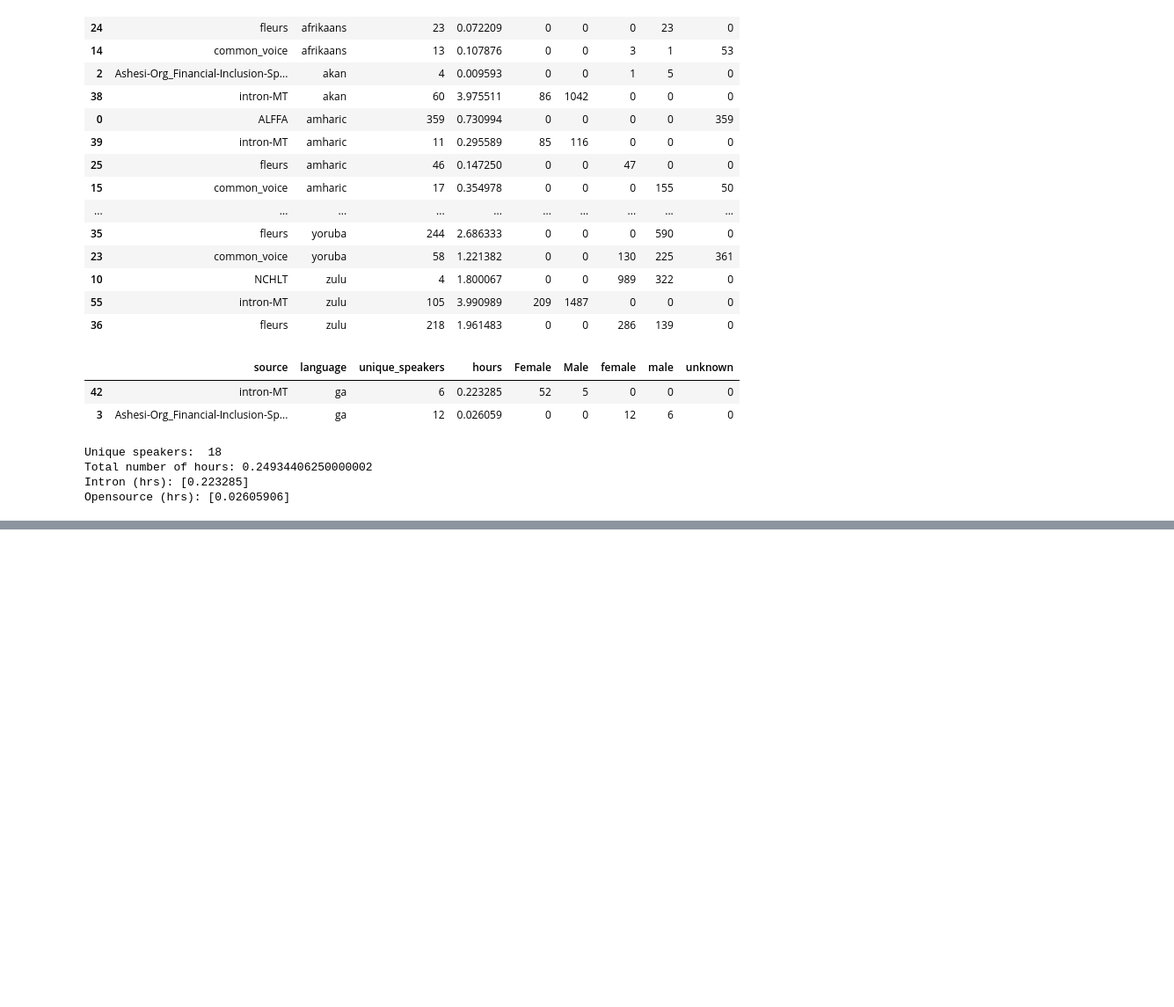
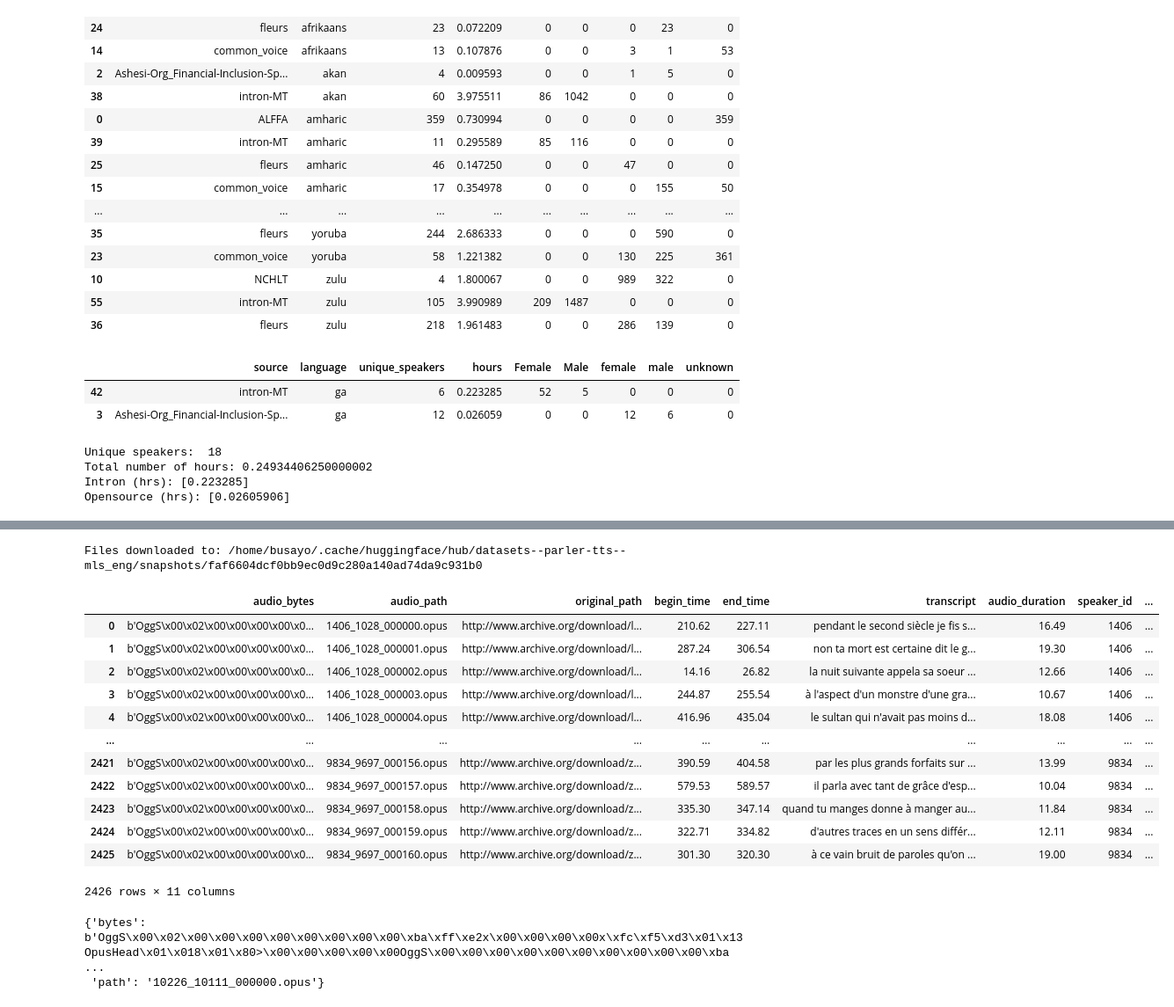
Before and after one commit to intron-innovation/AfriVox, a Jupyter notebook: notebooks/data_analysis.ipynb, the cells around one changed output, grey strips where cells are left out. Shown at 88% size. Drawn from its saved outputs; the diff is of its cells as text; code cells hidden in the pictures; blank space fills up the shorter version.

```diff
--- a/notebooks/data_analysis.ipynb
+++ b/notebooks/data_analysis.ipynb
@@ -156,0 +171,12 @@ Opensource (hrs): [0.02605906]
+# %%
+from huggingface_hub import snapshot_download
+
+# This will download only files in the "my_folder" directory
+local_dir = snapshot_download(
+    repo_id="parler-tts/mls_eng",
+    repo_type="dataset",
+    allow_patterns=["data/test-*"]
+)
+print(f"Files downloaded to: {local_dir}")
+# %% [output]
+Files downloaded to: /home/busayo/.cache/huggingface/hub/datasets--parler-tts--mls_eng/snapshots/faf6604dcf0bb9ec0d9c280a140ad74da9c931b0
@@ -156,0 +185,38 @@ Opensource (hrs): [0.02605906]
+# %%
+mls = load_dataset("facebook/multilingual_librispeech", "spanish", split="test")
+mls = mls.cast_column("audio", Audio(decode=False))
+mls = mls.flatten()
+mls = mls.rename_column("audio.bytes", "audio_bytes")
+mls = mls.rename_column("audio.path", "audio_path")
+mls = mls.to_pandas()
+# %%
+# Specify the directory where you want to save audio files
+output_directory = "m_librispeech/spanish/"
+
+# Apply the function to each row. Here, we use the DataFrame index to generate a filename.
+mls['audio_path'] = mls.apply(
+    lambda row: process_and_save_audio(
+        row['audio_bytes'],
+        output_directory,
+        f"{row['id']}.wav"
+    ),
+    axis=1
+)
+mls = mls.rename(columns={'transcript': 'text', 'audio_duration': 'duration'})
+mls.to_csv("m_librispeech_spanish.csv", index=False)
+# %%
+mls
+# %% [output]
+|  | audio_bytes | audio_path | original_path | begin_time | end_time | transcript | audio_duration | speaker_id | ... |
+| 0 | b'OggS\x00\x02\x00\x00\x00\x00\x0... | 1406_1028_000000.opus | http://www.archive.org/download/l... | 210.62 | 227.11 | pendant le second siècle je fis s... | 16.49 | 1406 | ... |
+| 1 | b'OggS\x00\x02\x00\x00\x00\x00\x0... | 1406_1028_000001.opus | http://www.archive.org/download/l... | 287.24 | 306.54 | non ta mort est certaine dit le g... | 19.30 | 1406 | ... |
+| 2 | b'OggS\x00\x02\x00\x00\x00\x00\x0... | 1406_1028_000002.opus | http://www.archive.org/download/l... | 14.16 | 26.82 | la nuit suivante appela sa soeur ... | 12.66 | 1406 | ... |
+| 3 | b'OggS\x00\x02\x00\x00\x00\x00\x0... | 1406_1028_000003.opus | http://www.archive.org/download/l... | 244.87 | 255.54 | à l'aspect d'un monstre d'une gra... | 10.67 | 1406 | ... |
+| 4 | b'OggS\x00\x02\x00\x00\x00\x00\x0... | 1406_1028_000004.opus | http://www.archive.org/download/l... | 416.96 | 435.04 | le sultan qui n'avait pas moins d... | 18.08 | 1406 | ... |
+| ... | ... | ... | ... | ... | ... | ... | ... | ... | ... |
+| 2421 | b'OggS\x00\x02\x00\x00\x00\x00\x0... | 9834_9697_000156.opus | http://www.archive.org/download/z... | 390.59 | 404.58 | par les plus grands forfaits sur ... | 13.99 | 9834 | ... |
+| 2422 | b'OggS\x00\x02\x00\x00\x00\x00\x0... | 9834_9697_000157.opus | http://www.archive.org/download/z... | 579.53 | 589.57 | il parla avec tant de grâce d'esp... | 10.04 | 9834 | ... |
+| 2423 | b'OggS\x00\x02\x00\x00\x00\x00\x0... | 9834_9697_000158.opus | http://www.archive.org/download/z... | 335.30 | 347.14 | quand tu manges donne à manger au... | 11.84 | 9834 | ... |
+| 2424 | b'OggS\x00\x02\x00\x00\x00\x00\x0... | 9834_9697_000159.opus | http://www.archive.org/download/z... | 322.71 | 334.82 | d'autres traces en un sens différ... | 12.11 | 9834 | ... |
+| 2425 | b'OggS\x00\x02\x00\x00\x00\x00\x0... | 9834_9697_000160.opus | http://www.archive.org/download/z... | 301.30 | 320.30 | à ce vain bruit de paroles qu'on ... | 19.00 | 9834 | ... |
+2426 rows × 11 columns
@@ -156,0 +232,5 @@ Opensource (hrs): [0.02605906]
+# %%
+raw_datasets['test']['audio'][0]
+# %% [output]
+{'bytes': b'OggS\x00\x02\x00\x00\x00\x00\x00\x00\x00\x00\xba\xff\xe2x\x00\x00\x00\x00x\xfc\xf5\xd3\x01\x13OpusHead\x01\x018\x01\x80>\x00\x00\x00\x00\x00OggS\x00\x00\x00\x00\x00\x00\x00\x00\x00\x00\xba ...
+ 'path': '10226_10111_000000.opus'}
```
Also changed, not shown: parts of 31 cells of this notebook, 2 other files.
